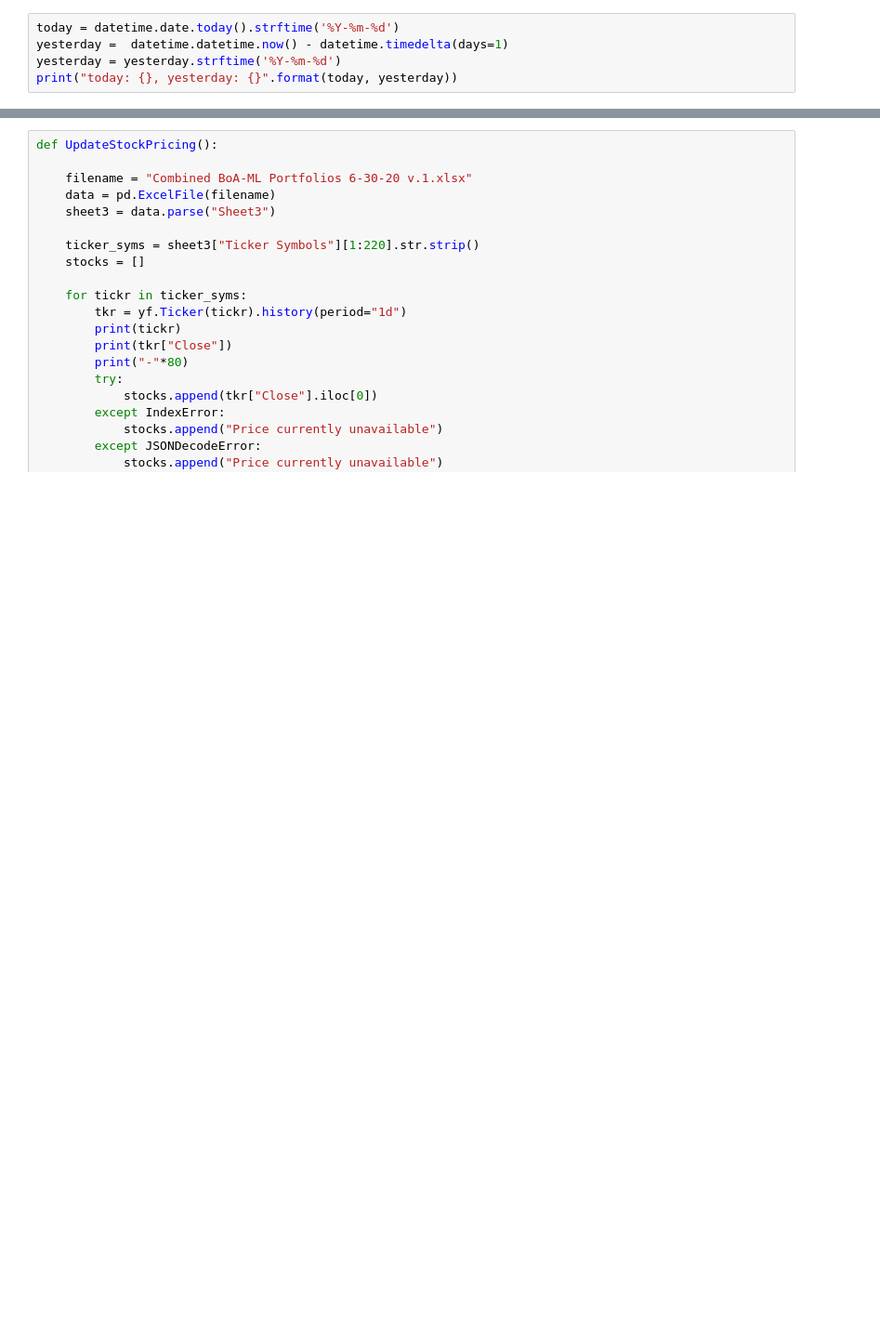
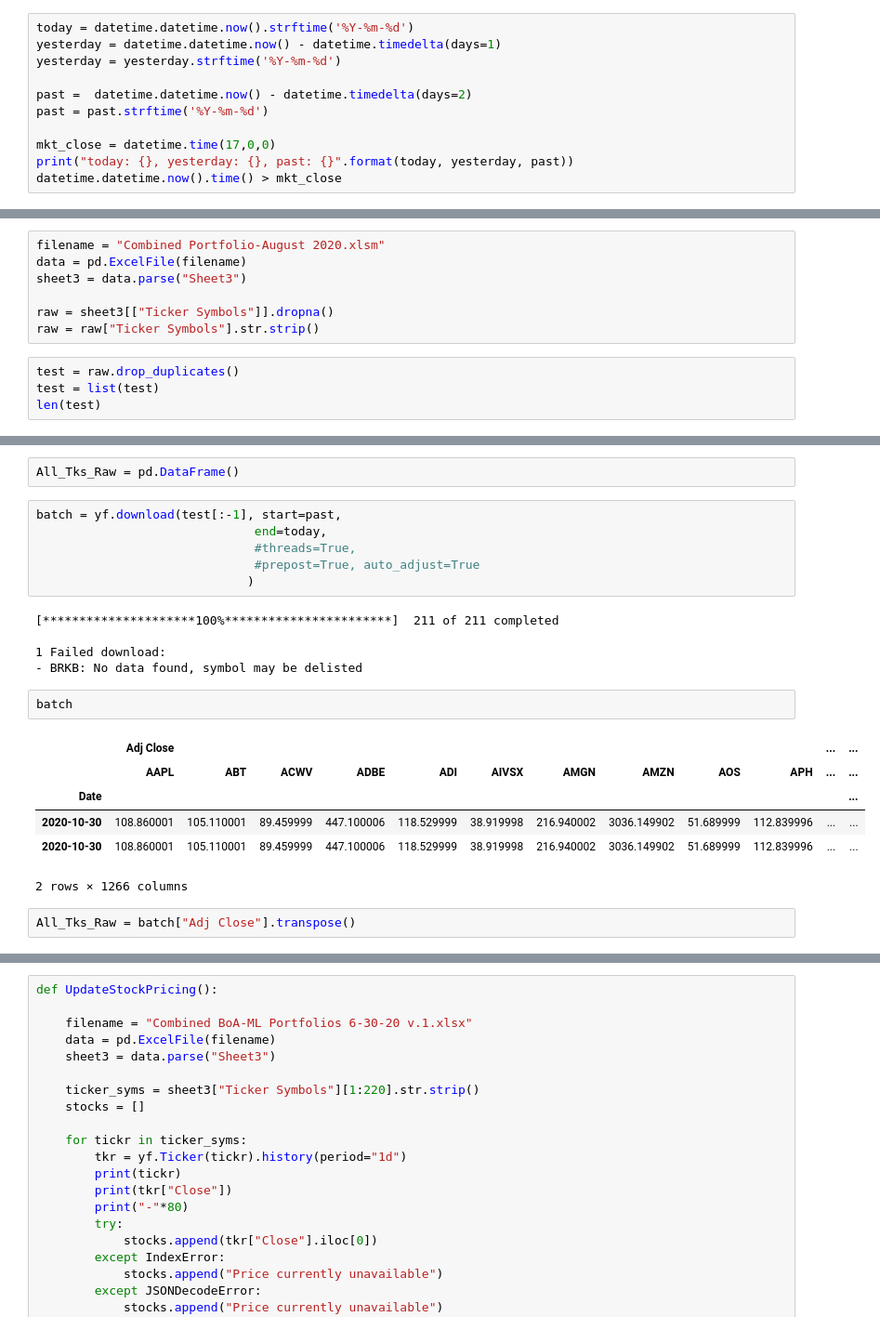
Before and after one commit to IanMarshall9/developmentGroup, a Jupyter notebook: playground.ipynb, the cells around one changed output, grey strips where cells are left out. Shown at 93% size. Drawn from its saved outputs; the diff is of its cells as text; blank space fills up the shorter version.

Commit message:
Taking any updates pushing them so I can develop on a different workstation. Will be starting a larger overhaul of this project this week.

```diff
--- a/playground.ipynb
+++ b/playground.ipynb
@@ -8,7 +11,13 @@ from openpyxl import load_workbook
 pd.set_option('display.max_rows', None)
 # %%
-today = datetime.date.today().strftime('%Y-%m-%d')
-yesterday =  datetime.datetime.now() - datetime.timedelta(days=1)
+today = datetime.datetime.now().strftime('%Y-%m-%d')
+yesterday = datetime.datetime.now() - datetime.timedelta(days=1)
 yesterday = yesterday.strftime('%Y-%m-%d')
-print("today: {}, yesterday: {}".format(today, yesterday))
+
+past =  datetime.datetime.now() - datetime.timedelta(days=2)
+past = past.strftime('%Y-%m-%d')
+
+mkt_close = datetime.time(17,0,0)
+print("today: {}, yesterday: {}, past: {}".format(today, yesterday, past))
+datetime.datetime.now().time() > mkt_close
 # %% [output]
@@ -15,0 +28,11 @@ today: 2020-06-25, yesterday: 2020-06-24
+# %%
+filename = "Combined Portfolio-August 2020.xlsm"
+data = pd.ExcelFile(filename)
+sheet3 = data.parse("Sheet3")
+
+raw = sheet3[["Ticker Symbols"]].dropna()
+raw = raw["Ticker Symbols"].str.strip()
+# %%
+test = raw.drop_duplicates()
+test = list(test)
+len(test)
@@ -15,0 +61,24 @@ today: 2020-06-25, yesterday: 2020-06-24
+# %%
+All_Tks_Raw = pd.DataFrame()
+# %%
+batch = yf.download(test[:-1], start=past,
+                              end=today,
+                              #threads=True,
+                              #prepost=True, auto_adjust=True
+                             )
+# %% [output]
+[*********************100%***********************]  211 of 211 completed
+
+1 Failed download:
+- BRKB: No data found, symbol may be delisted
+# %%
+batch
+# %% [output]
+|  | Adj Close |  |  |  |  |  |  |  |  |  | ... | ... |
+|  | AAPL | ABT | ACWV | ADBE | ADI | AIVSX | AMGN | AMZN | AOS | APH | ... | ... |
+| Date |  |  |  |  |  |  |  |  |  |  |  | ... |
+| 2020-10-30 | 108.860001 | 105.110001 | 89.459999 | 447.100006 | 118.529999 | 38.919998 | 216.940002 | 3036.149902 | 51.689999 | 112.839996 | ... | ... |
+| 2020-10-30 | 108.860001 | 105.110001 | 89.459999 | 447.100006 | 118.529999 | 38.919998 | 216.940002 | 3036.149902 | 51.689999 | 112.839996 | ... | ... |
+2 rows × 1266 columns
+# %%
+All_Tks_Raw = batch["Adj Close"].transpose()
```
Also changed, not shown: parts of 30 cells of this notebook, 1 other file.
